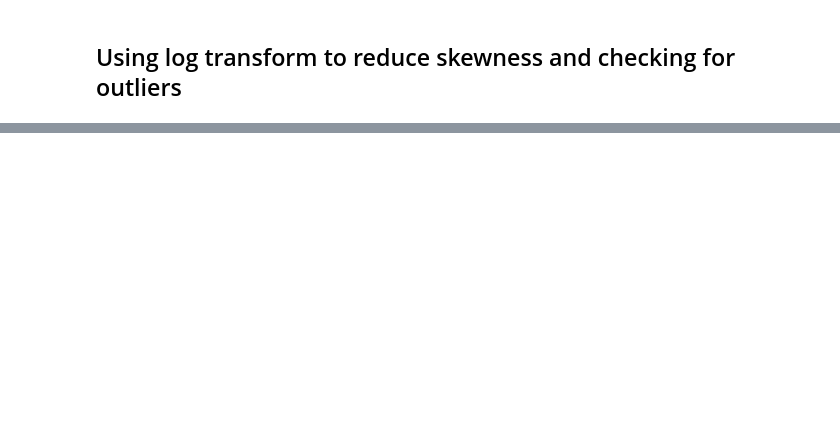
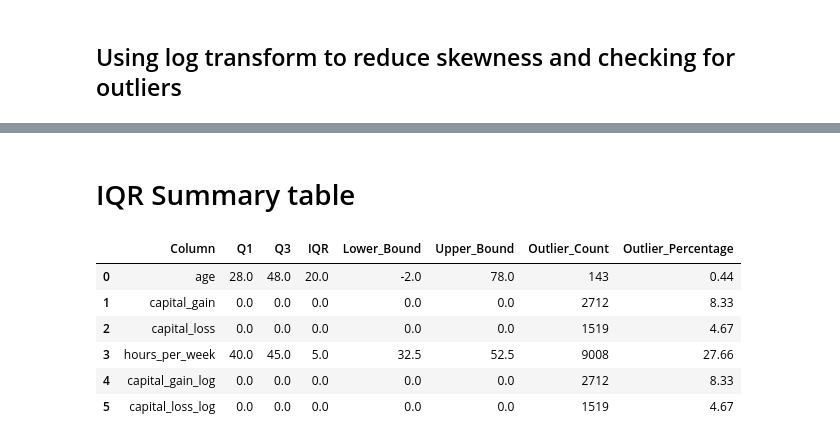
Before and after one commit to Radhika-8102/ML-Project-Team7-, a Jupyter notebook: ML_task5_DataCleaning.ipynb, the cells around one changed output, grey strips where cells are left out. Drawn from its saved outputs; the diff is of its cells as text; code cells hidden in the pictures; blank space fills up the shorter version.

```diff
--- a/ML_task5_DataCleaning.ipynb
+++ b/ML_task5_DataCleaning.ipynb
@@ -352,0 +437,40 @@ plt.show()
+# %% [markdown]
+# IQR Summary table
+# %%
+def iqr_summary(data):
+
+    num_cols = data.select_dtypes(include=np.number).columns
+    summary = []
+
+    for col in num_cols:
+        Q1 = data[col].quantile(0.25)
+        Q3 = data[col].quantile(0.75)
+        IQR = Q3 - Q1
+
+        lower = Q1 - 1.5 * IQR
+        upper = Q3 + 1.5 * IQR
+
+        outliers = data[(data[col] < lower) | (data[col] > upper)]
+
+        summary.append({
+            'Column': col,
+            'Q1': Q1,
+            'Q3': Q3,
+            'IQR': IQR,
+            'Lower_Bound': lower,
+            'Upper_Bound': upper,
+            'Outlier_Count': outliers.shape[0],
+            'Outlier_Percentage': round((outliers.shape[0] / data.shape[0]) * 100, 2)
+        })
+
+    return pd.DataFrame(summary)
+iqr_table = iqr_summary(df)
+iqr_table
+# %% [output]
+|  | Column | Q1 | Q3 | IQR | Lower_Bound | Upper_Bound | Outlier_Count | Outlier_Percentage |
+| 0 | age | 28.0 | 48.0 | 20.0 | -2.0 | 78.0 | 143 | 0.44 |
+| 1 | capital_gain | 0.0 | 0.0 | 0.0 | 0.0 | 0.0 | 2712 | 8.33 |
+| 2 | capital_loss | 0.0 | 0.0 | 0.0 | 0.0 | 0.0 | 1519 | 4.67 |
+| 3 | hours_per_week | 40.0 | 45.0 | 5.0 | 32.5 | 52.5 | 9008 | 27.66 |
+| 4 | capital_gain_log | 0.0 | 0.0 | 0.0 | 0.0 | 0.0 | 2712 | 8.33 |
+| 5 | capital_loss_log | 0.0 | 0.0 | 0.0 | 0.0 | 0.0 | 1519 | 4.67 |
```
Also changed, not shown: parts of 8 cells of this notebook.
